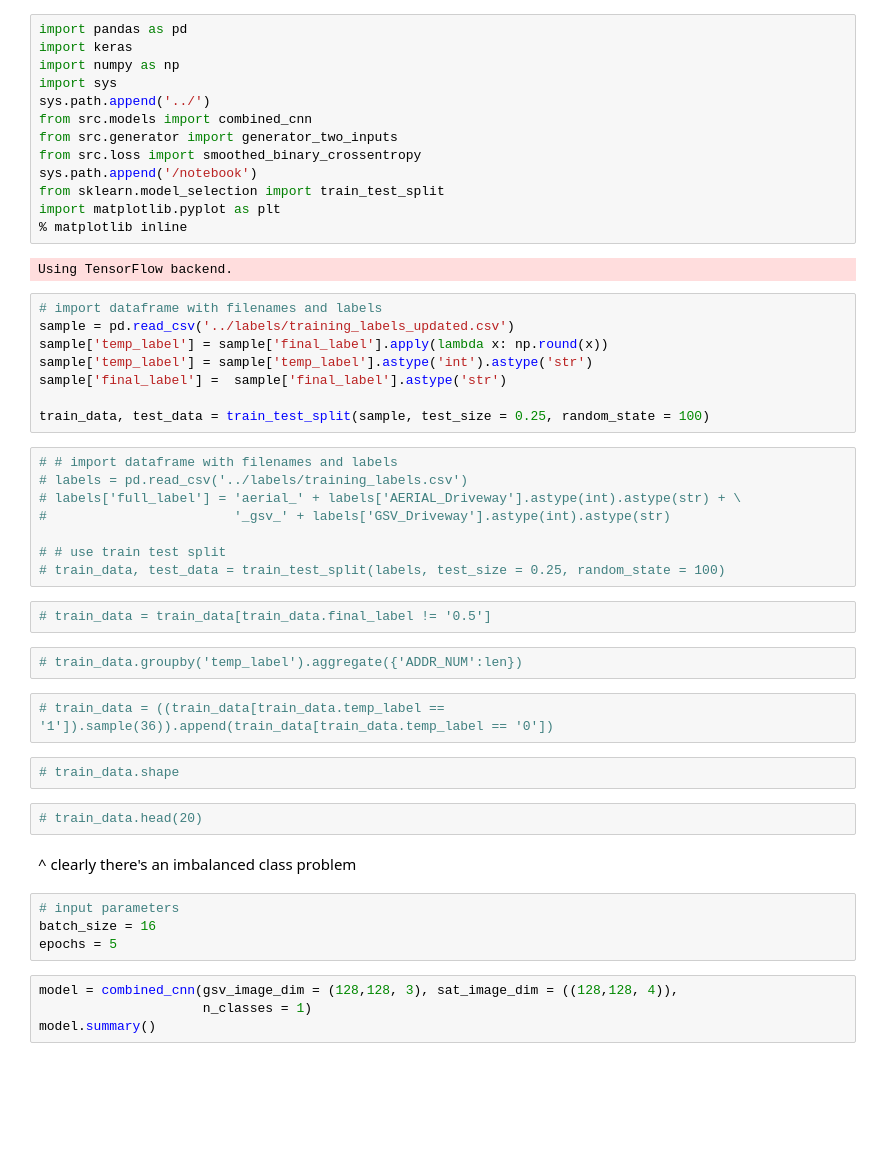
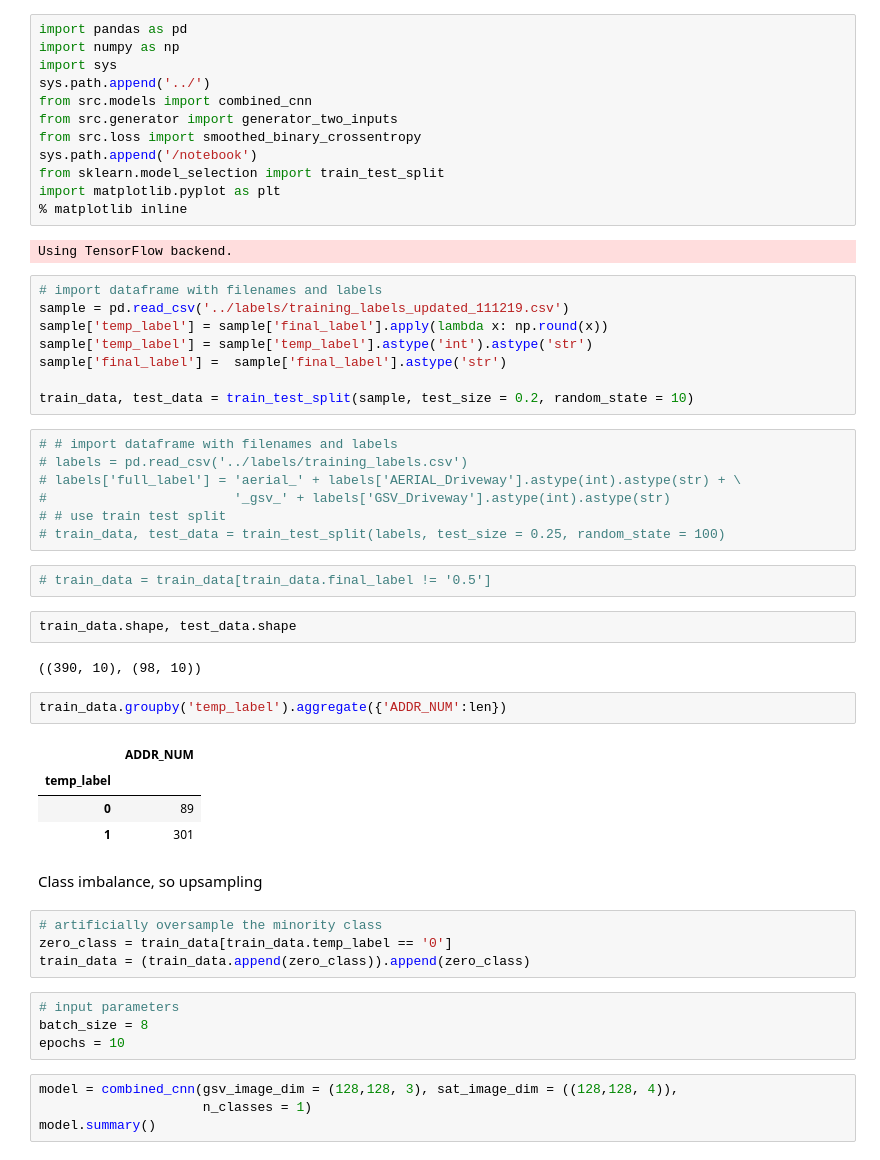
Before and after one commit to isms/ac297r-capstone-project, a Jupyter notebook: notebooks/two_input_model.ipynb, the cells around one changed output. Saved outputs shown, nothing was run; the diff lists cells and outputs as text; blank space fills up the shorter version.

```diff
--- a/notebooks/two_input_model.ipynb
+++ b/notebooks/two_input_model.ipynb
@@ -1,6 +1,5 @@
 # %%
 import pandas as pd
-import keras
 import numpy as np
 import sys
 sys.path.append('../')
@@ -15,36 +14,42 @@ import matplotlib.pyplot as plt
 Using TensorFlow backend.
 # %%
 # import dataframe with filenames and labels
-sample = pd.read_csv('../labels/training_labels_updated.csv')
+sample = pd.read_csv('../labels/training_labels_updated_111219.csv')
 sample['temp_label'] = sample['final_label'].apply(lambda x: np.round(x))
 sample['temp_label'] = sample['temp_label'].astype('int').astype('str')
 sample['final_label'] =  sample['final_label'].astype('str')
 
-train_data, test_data = train_test_split(sample, test_size = 0.25, random_state = 100)
+train_data, test_data = train_test_split(sample, test_size = 0.2, random_state = 10)
 # %%
 # # import dataframe with filenames and labels
 # labels = pd.read_csv('../labels/training_labels.csv')
 # labels['full_label'] = 'aerial_' + labels['AERIAL_Driveway'].astype(int).astype(str) + \
 #                        '_gsv_' + labels['GSV_Driveway'].astype(int).astype(str)
-
 # # use train test split
 # train_data, test_data = train_test_split(labels, test_size = 0.25, random_state = 100)
 # %%
 # train_data = train_data[train_data.final_label != '0.5']
+# %%
+train_data.shape, test_data.shape
+# %% [output]
+((390, 10), (98, 10))
 # %%
-# train_data.groupby('temp_label').aggregate({'ADDR_NUM':len})
+train_data.groupby('temp_label').aggregate({'ADDR_NUM':len})
+# %% [output]
+|  | ADDR_NUM |
+| temp_label |  |
+| 0 | 89 |
+| 1 | 301 |
-# %%
-# train_data = ((train_data[train_data.temp_label == '1']).sample(36)).append(train_data[train_data.temp_label == '0'])
-# %%
-# train_data.shape
-# %%
-# train_data.head(20)
-# %% [markdown]
-^ clearly there's an imbalanced class problem
+# %% [markdown]
+Class imbalance, so upsampling
+# %%
+# artificially oversample the minority class
+zero_class = train_data[train_data.temp_label == '0']
+train_data = (train_data.append(zero_class)).append(zero_class)
 # %%
 # input parameters
-batch_size = 16
-epochs = 5
+batch_size = 8
+epochs = 10
 # %%
 model = combined_cnn(gsv_image_dim = (128,128, 3), sat_image_dim = ((128,128, 4)),
                      n_classes = 1)
```
Also changed, not shown: parts of 12 cells of this notebook.
